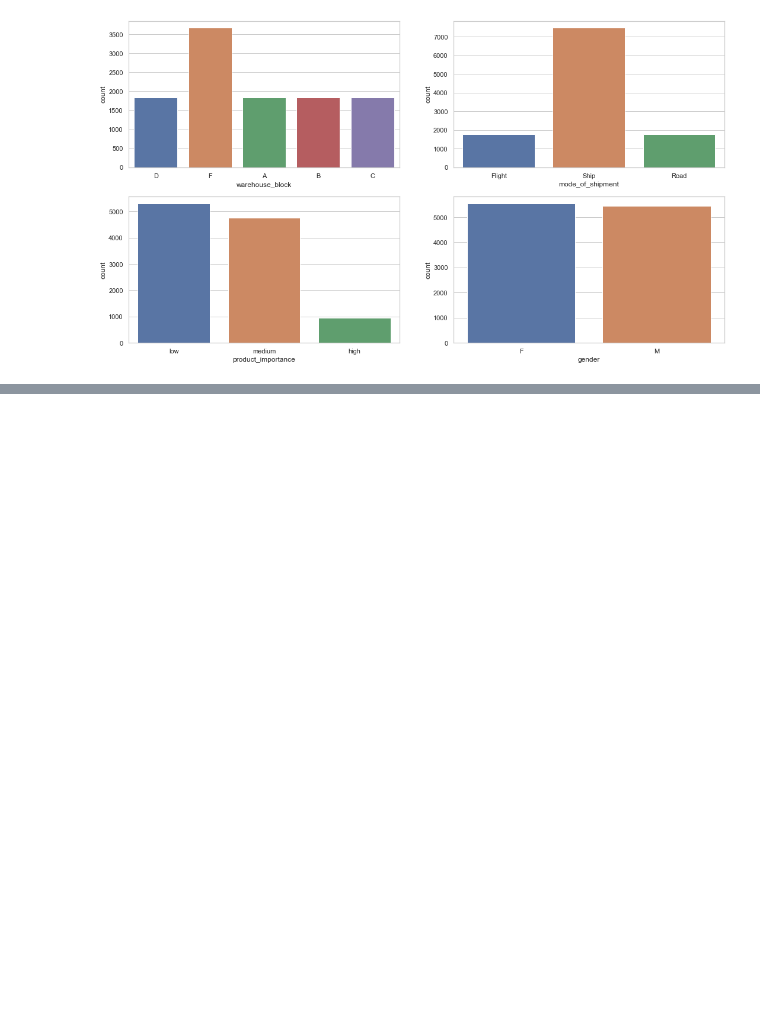
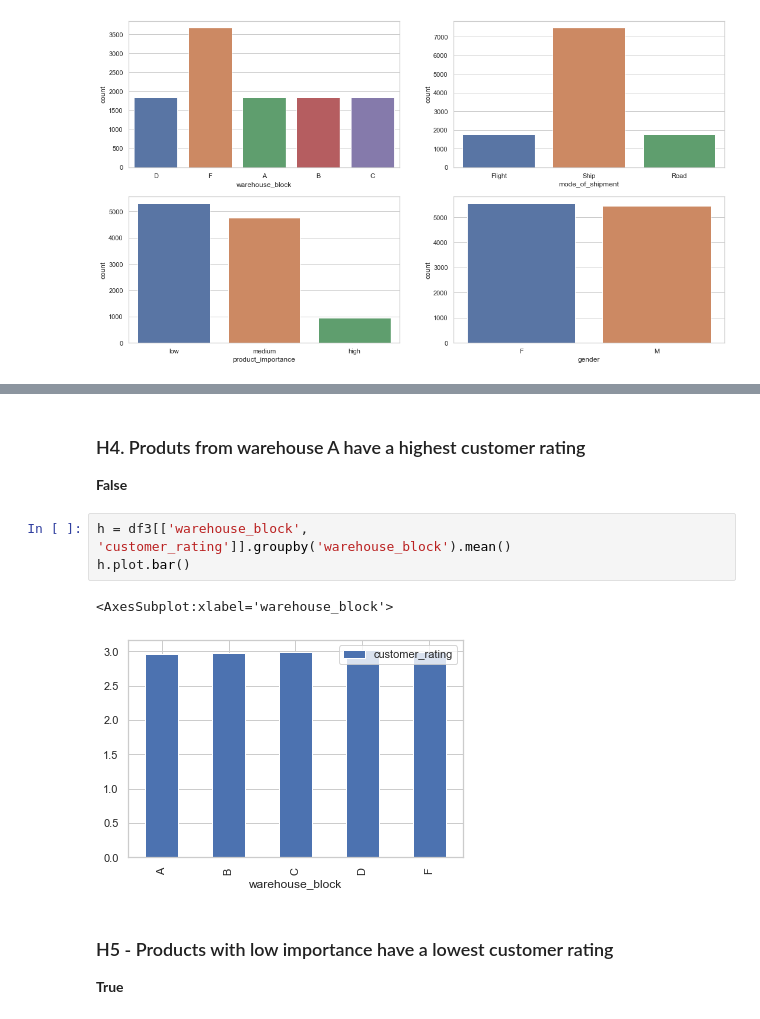
Before and after one commit to laertevasques/top1-Ecommerce-Insights-Project, a Jupyter notebook: Notebook/Top1_Insight_Projects_01.ipynb, the cells around one changed output, grey strips where cells are left out. Drawn from its saved outputs; the diff is of its cells as text; blank space fills up the shorter version.

```diff
--- a/Notebook/Top1_Insight_Projects_01.ipynb
+++ b/Notebook/Top1_Insight_Projects_01.ipynb
@@ -364,0 +394,12 @@ sns.countplot(df3['gender'])
+# %% [markdown]
+### H4. Produts from warehouse A have a highest customer rating
+**False**
+# %%
+h = df3[['warehouse_block', 'customer_rating']].groupby('warehouse_block').mean()
+h.plot.bar()
+# %% [output]
+<AxesSubplot:xlabel='warehouse_block'>
+[figure, added]
+# %% [markdown]
+### H5 - Products with low importance have a lowest customer rating
+**True**
```
Also changed, not shown: parts of 9 cells of this notebook.
